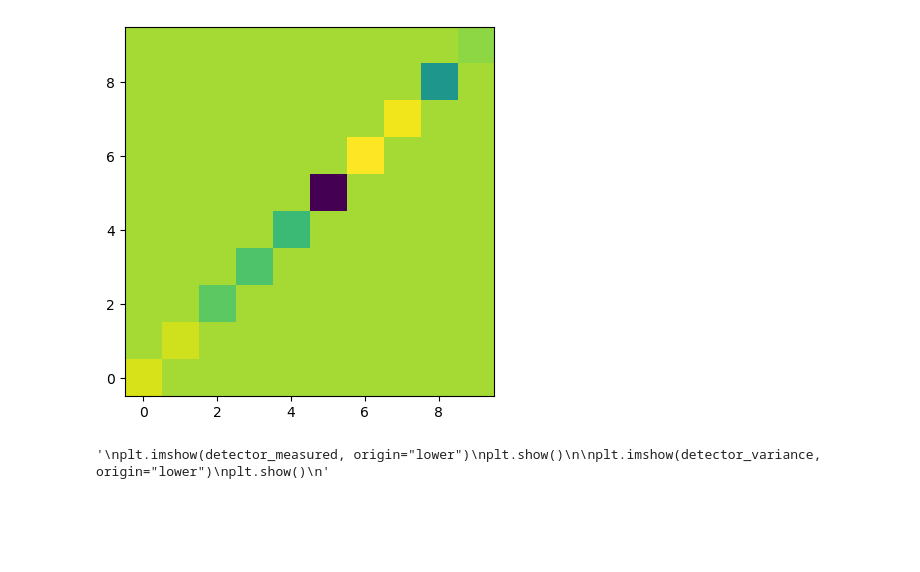
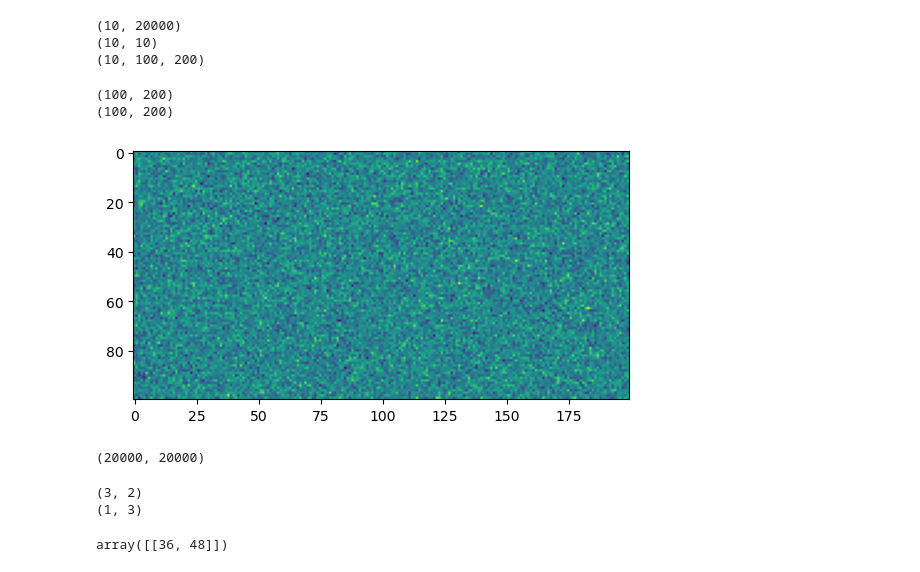
Before and after one commit to mwanakijiji/photonics_spectroscopy, a Jupyter notebook: notebooks_for_development/extract_step.ipynb, the cells around one changed output. Cells and saved outputs as stored; diff of their text form; code cells hidden in the pictures; blank space fills up the shorter version.

Commit message:
while im modifying to make matrix dims consistent

```diff
--- a/notebooks_for_development/extract_step.ipynb
+++ b/notebooks_for_development/extract_step.ipynb
@@ -11,5 +13,7 @@ from scipy.sparse import diags
 
 file_name = "../sample.pkl"
 open_file = open(file_name, "rb")
-loaded_data = pickle.load(open_file)
+
+# response matrix, test commands, 2D detector test response
+A_mat, test_cmds, test_response = pickle.load(open_file)
 open_file.close()
@@ -19,27 +20,47 @@ A_mat = loaded_data
+# %%
+print(np.shape(A_mat))
+print(np.shape(test_cmds))
+print(np.shape(test_response))
+# %% [output]
+(10, 20000)
+(10, 10)
+(10, 100, 200)
 # %%
 # make fake empirical detector readout and noise array
 
 # 2D array of counts on detector
-detector_measured = np.random.normal(loc=0,size=(200,100))
+detector_measured = np.random.normal(loc=0,size=(np.shape(test_response)[1],np.shape(test_response)[2]))
 
-detector_variance = 0.1*np.random.normal(loc=0,size=(200,100))
+detector_variance = 0.1*np.random.normal(loc=0,size=(np.shape(test_response)[1],np.shape(test_response)[2]))
+# %%
+print(np.shape(detector_measured))
+print(np.shape(detector_variance))
+# %% [output]
+(100, 200)
+(100, 200)
+# %%
+plt.imshow(detector_variance)
+plt.show()
+# %% [output]
+[figure, added]
 # %%
 # make weight matrix
 
 w = 1./detector_variance.flatten()
 W = diags(w, 0)
-# %%
-
-plt.imshow(W.toarray()[0:10,0:10], origin="lower")
-plt.show()
-
-'''
-plt.imshow(detector_measured, origin="lower")
-plt.show()
-
-plt.imshow(detector_variance, origin="lower")
-plt.show()
-'''
-# %% [output]
-[figure, removed]
-'\nplt.imshow(detector_measured, origin="lower")\nplt.show()\n\nplt.imshow(detector_variance, origin="lower")\nplt.show()\n'
+# %%
+np.shape(W)
+# %% [output]
+(20000, 20000)
+# %%
+B = np.array([[1,2],[3,4],[5,6]])
+C = np.array([[4,4,4]])
+print(np.shape(B))
+print(np.shape(C))
+# %% [output]
+(3, 2)
+(1, 3)
+# %%
+C@B
+# %% [output]
+array([[36, 48]])
```
Also changed, not shown: parts of 13 cells of this notebook, 2 other files.
